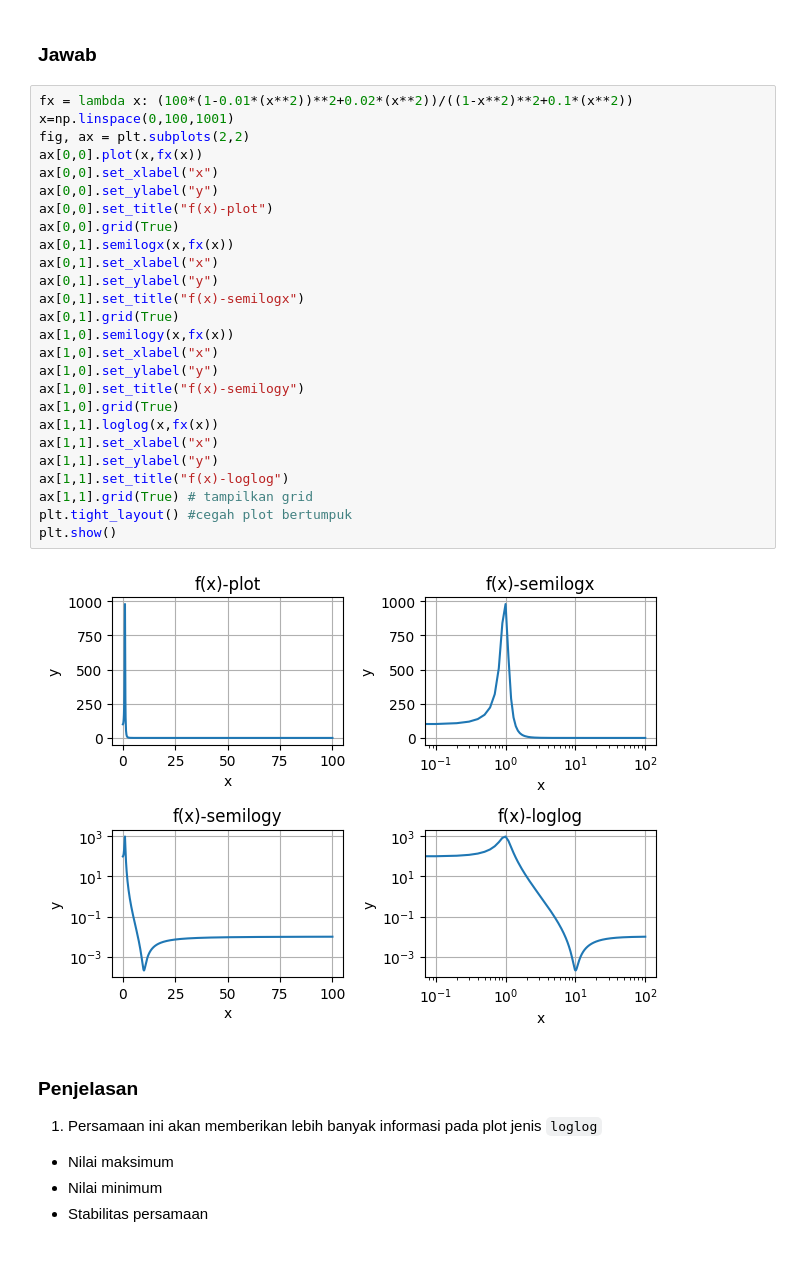
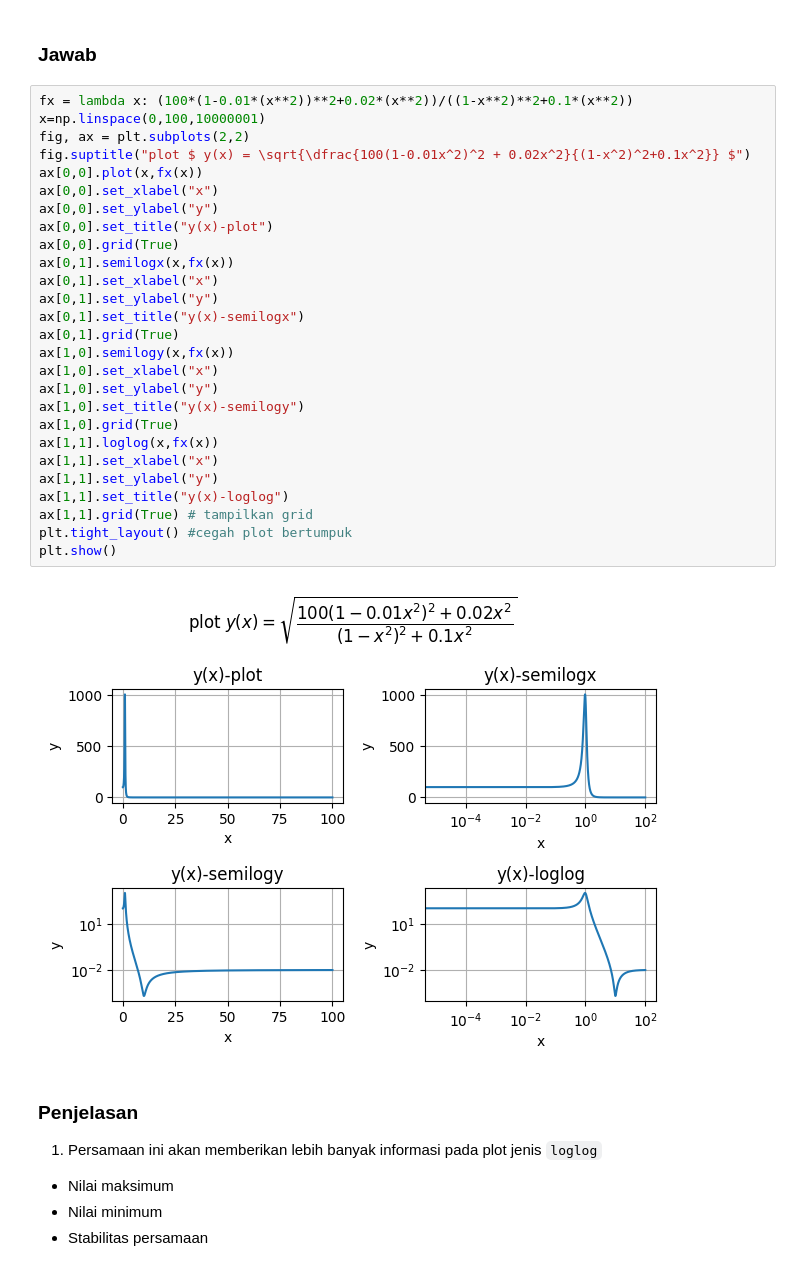
Before and after one commit to RendiZein/Metode-Rekayasa-Komputasi, a Jupyter notebook: T01_530067.ipynb, the cells around one changed output. Saved outputs shown, nothing was run; the diff lists cells and outputs as text.

```diff
--- a/T01_530067.ipynb
+++ b/T01_530067.ipynb
@@ -459,32 +463,33 @@ Buatlah subplot berukuran $2\times 2$ untuk menampilkan $y(x)$ pada rentang $0 \
 ### Jawab
 # %%
 fx = lambda x: (100*(1-0.01*(x**2))**2+0.02*(x**2))/((1-x**2)**2+0.1*(x**2))
-x=np.linspace(0,100,1001)
+x=np.linspace(0,100,10000001)
 fig, ax = plt.subplots(2,2)
+fig.suptitle("plot $ y(x) = \sqrt{\dfrac{100(1-0.01x^2)^2 + 0.02x^2}{(1-x^2)^2+0.1x^2}} $")
 ax[0,0].plot(x,fx(x))
 ax[0,0].set_xlabel("x")
 ax[0,0].set_ylabel("y")
-ax[0,0].set_title("f(x)-plot")
+ax[0,0].set_title("y(x)-plot")
 ax[0,0].grid(True)
 ax[0,1].semilogx(x,fx(x))
 ax[0,1].set_xlabel("x")
 ax[0,1].set_ylabel("y")
-ax[0,1].set_title("f(x)-semilogx")
+ax[0,1].set_title("y(x)-semilogx")
 ax[0,1].grid(True)
 ax[1,0].semilogy(x,fx(x))
 ax[1,0].set_xlabel("x")
 ax[1,0].set_ylabel("y")
-ax[1,0].set_title("f(x)-semilogy")
+ax[1,0].set_title("y(x)-semilogy")
 ax[1,0].grid(True)
 ax[1,1].loglog(x,fx(x))
 ax[1,1].set_xlabel("x")
 ax[1,1].set_ylabel("y")
-ax[1,1].set_title("f(x)-loglog")
+ax[1,1].set_title("y(x)-loglog")
 ax[1,1].grid(True) # tampilkan grid
 plt.tight_layout() #cegah plot bertumpuk
 plt.show()
 # %% [output]
-[figure, old version]
+[figure, new version]
 # %% [markdown]
 ### Penjelasan
 1. Persamaan ini akan memberikan lebih banyak informasi pada plot jenis `loglog`
```
Also changed, not shown: parts of 13 cells of this notebook.
